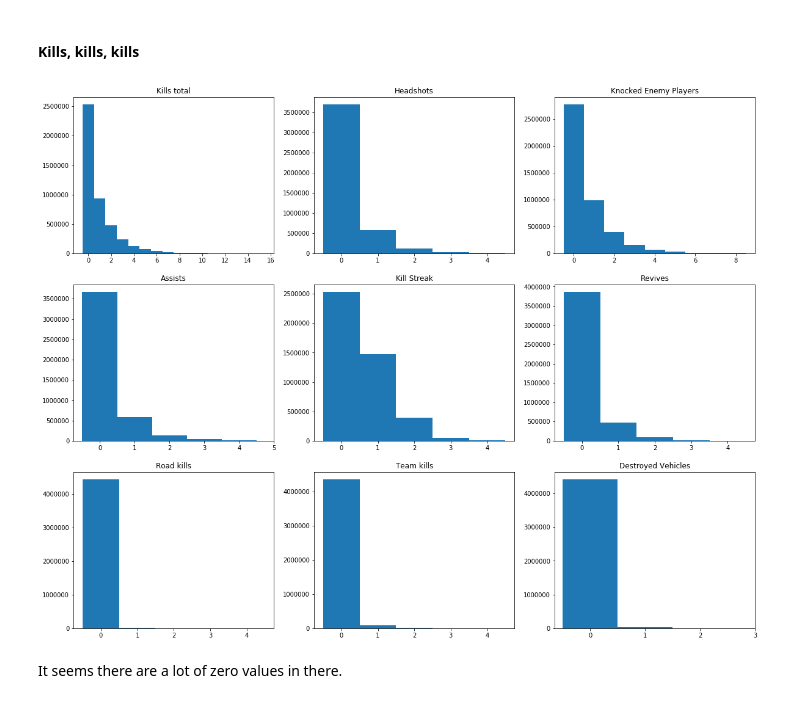
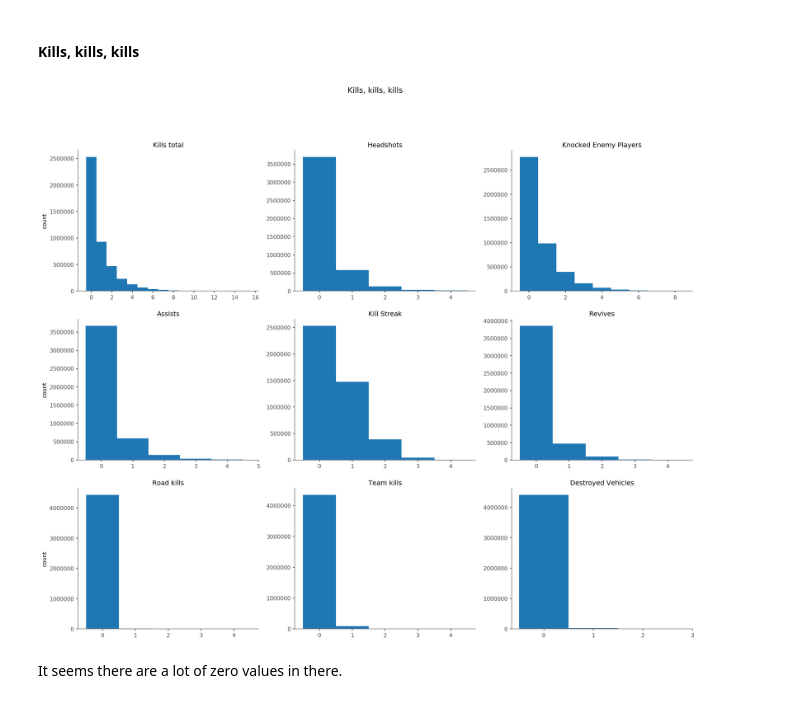
Before and after one commit to FelixKler/Write-a-Data-Science-Blog-Post, a Jupyter notebook: write_a_data_science_blog_post.ipynb, the cells around one changed output. Drawn from its saved outputs; the diff is of its cells as text; code cells hidden in the pictures.

```diff
--- a/write_a_data_science_blog_post.ipynb
+++ b/write_a_data_science_blog_post.ipynb
@@ -93,7 +96,7 @@ plt.show()
 # %% [markdown]
 #### Kills, kills, kills
 # %%
-fig1, axs1 = plt.subplots(3, 3, figsize=(20,16))
+fig1, axs1 = plt.subplots(3, 3, figsize=(20,16), dpi=150)
 
 #kills
 axs1[0,0].hist(train.kills,
@@ -126,34 +129,46 @@ axs1[1,1].hist(train.killStreaks,
               align='left')
 axs1[1,1].set_title('Kill Streak')
 
 #revives
 axs1[1,2].hist(train.revives,
               bins=range(0,6),
               align='left')
 axs1[1,2].set_title('Revives')
 
 #road kills
 axs1[2,0].hist(train.roadKills,
               bins=range(0,6),
               align='left')
 axs1[2,0].set_title('Road kills')
 
 #team kills
 axs1[2,1].hist(train.teamKills,
               bins=range(0,6),
               align='left')
 axs1[2,1].set_title('Team kills')
 
 #destroyed vehicles
 axs1[2,2].hist(train.vehicleDestroys,
               bins=range(0,4),
               align='left')
 axs1[2,2].set_title('Destroyed Vehicles')
 axs1[2,2].set_xticks(range(0,4))
 
+for i in range(0,3):
+    for j in range(0,3):
+        axs1[i,j].spines['right'].set_visible(False)
+        axs1[i,j].spines['top'].set_visible(False)
+        axs1[i,j].spines['left'].set_edgecolor((0.3,0.3,0.3))
+        axs1[i,j].spines['bottom'].set_edgecolor((0.3,0.3,0.3))
+        axs1[i,j].tick_params(labelcolor=(0.3,0.3,0.3), grid_color=(0.3,0.3,0.3))
+        axs1[i,0].set_ylabel('count')
 
-plt.show()
+fig1.suptitle('Kills, kills, kills', fontsize=14)
+plt.subplots_adjust(hspace=0.2, wspace=0.2)
+
+plt.savefig("kills.png")
+#plt.show()
 # %% [output]
-[figure, old version]
+[figure, new version]
 # %% [markdown]
 It seems there are a lot of zero values in there.
```
Also changed, not shown: parts of 44 cells of this notebook.
